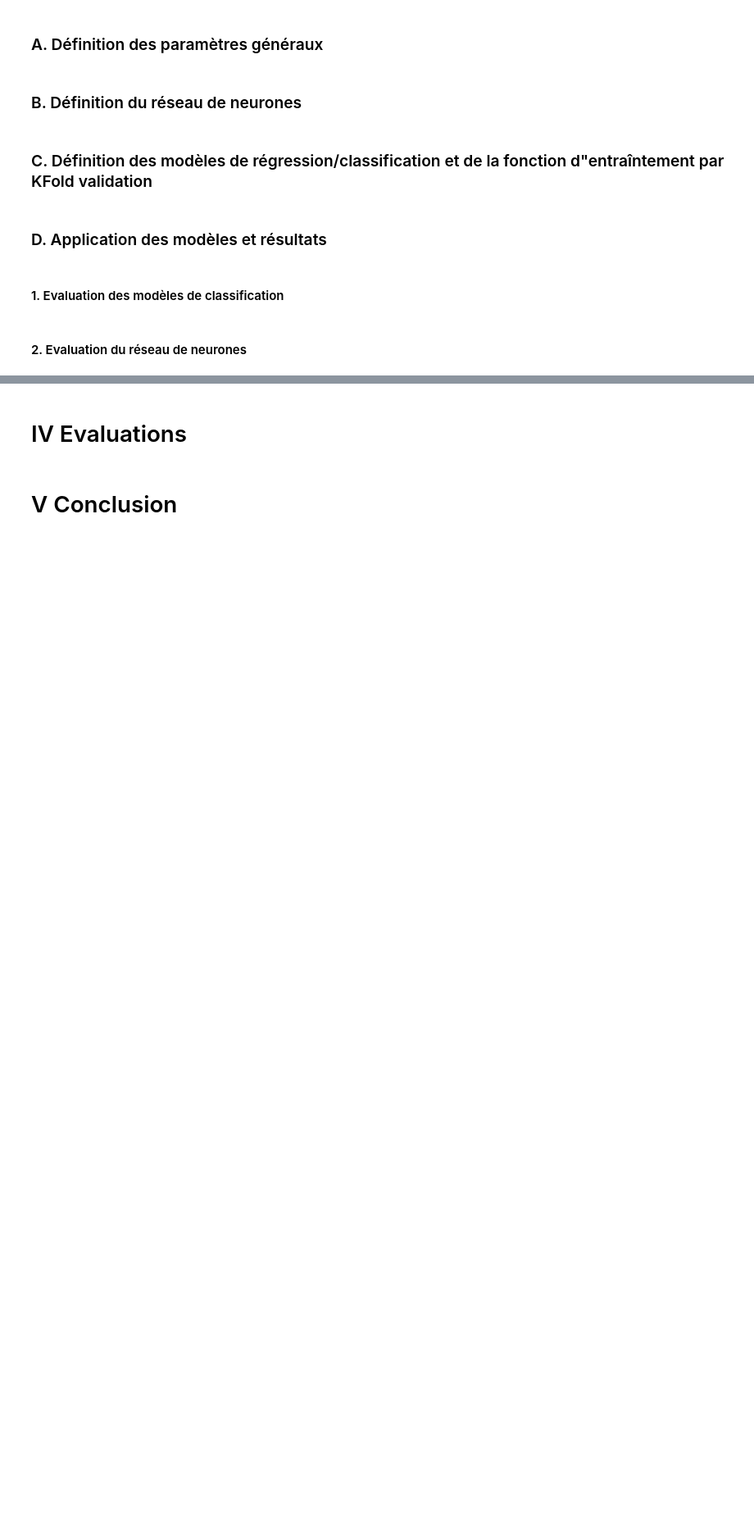
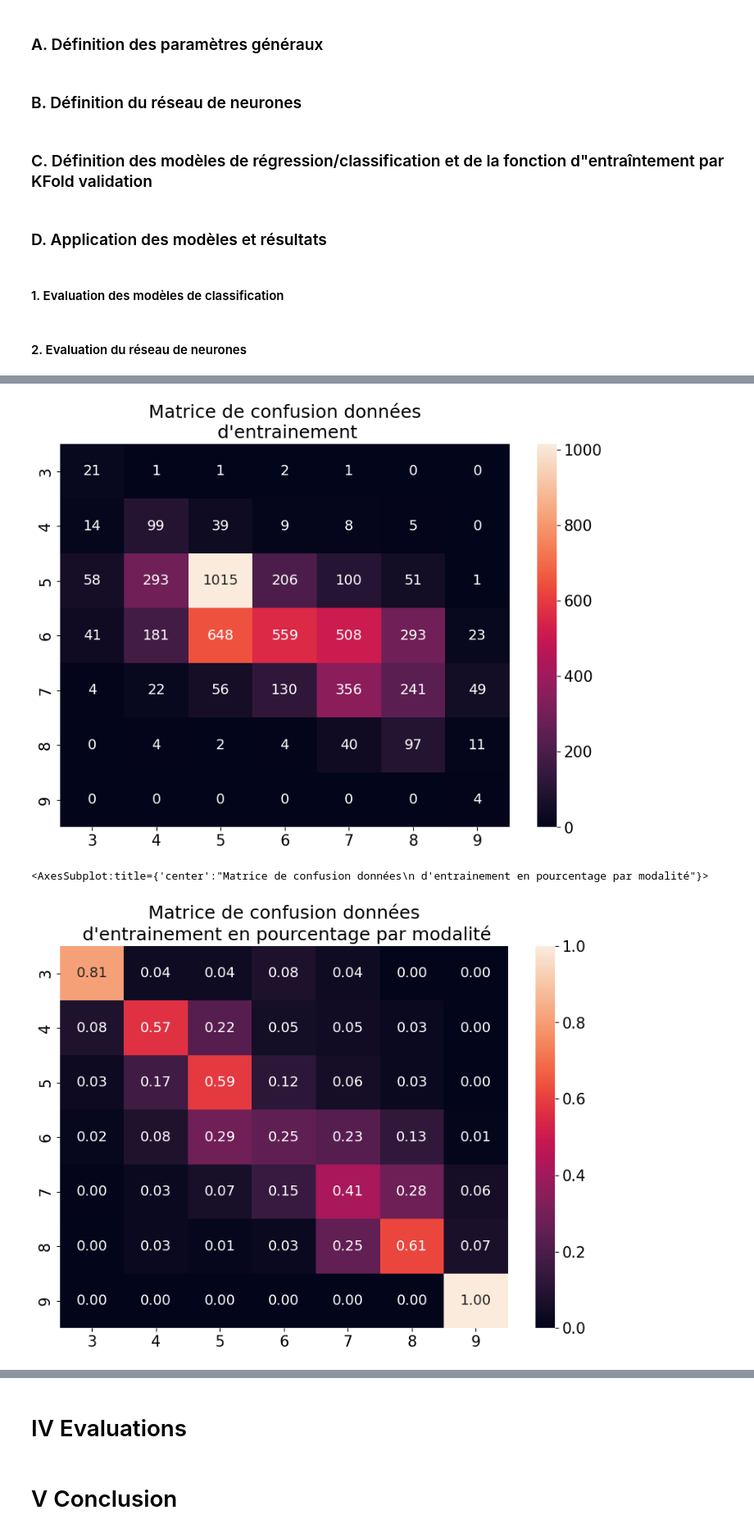
Before and after one commit to DylanBaptiste/INFO0901, a Jupyter notebook: main.ipynb, the cells around one changed output, grey strips where cells are left out. Shown at 82% size. Saved outputs shown, nothing was run; the diff lists cells and outputs as text; code cells hidden in the pictures; blank space fills up the shorter version.

```diff
--- a/main.ipynb
+++ b/main.ipynb
@@ -346 +439,20 @@ plt.show()
+# %%
+from sklearn.metrics import confusion_matrix
+import seaborn as sns
+
+Y_pred = 3 + np.argmax(classModel.predict(X), axis=1)
+Y_true = 3 + Y
+cm = confusion_matrix(Y_true, Y_pred, labels=np.unique(Y_true))
+plt.figure(figsize = (10,7))
+plt.title("Matrice de confusion données\n d'entrainement")
+sns.heatmap(cm, annot=True, annot_kws={"size": 14}, fmt="g", xticklabels=np.unique(Y_true), yticklabels=np.unique(Y_true))
+plt.show()
+plt.figure(figsize = (10,7))
+plt.title("Matrice de confusion données\n d'entrainement en pourcentage par modalité")
+cm = cm.astype("float") / cm.sum(axis=1)[:, np.newaxis]
+sns.heatmap(cm, annot=True, annot_kws={"size": 14}, fmt=".2f", xticklabels=np.unique(Y_true), yticklabels=np.unique(Y_true))
+# %% [output]
+[figure, added]
+<AxesSubplot:title={'center':"Matrice de confusion données\n d'entrainement en pourcentage par modalité"}>
+[figure, added]
 # %%
```
Also changed, not shown: parts of 9 cells of this notebook, 10 other files.
